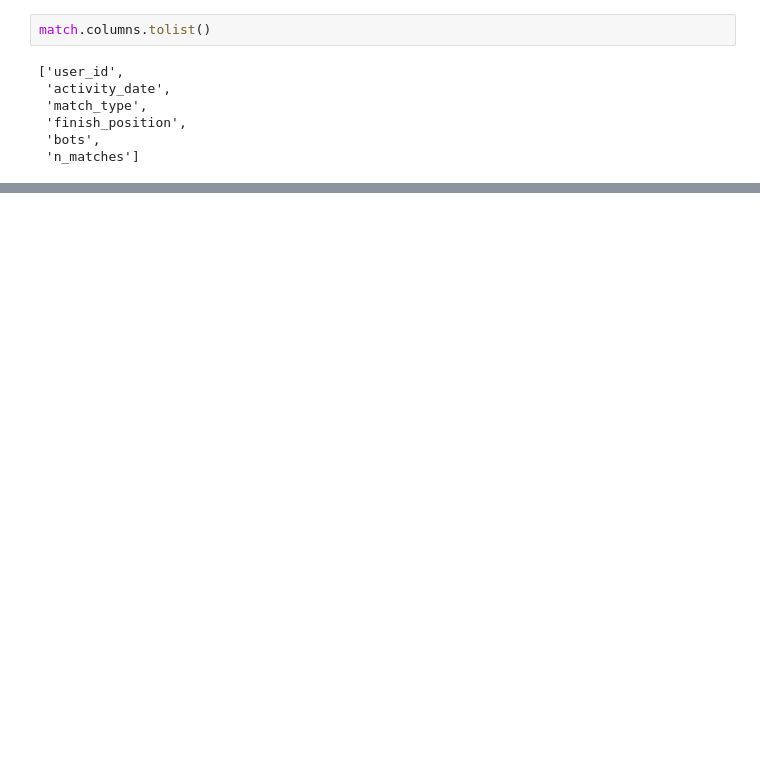
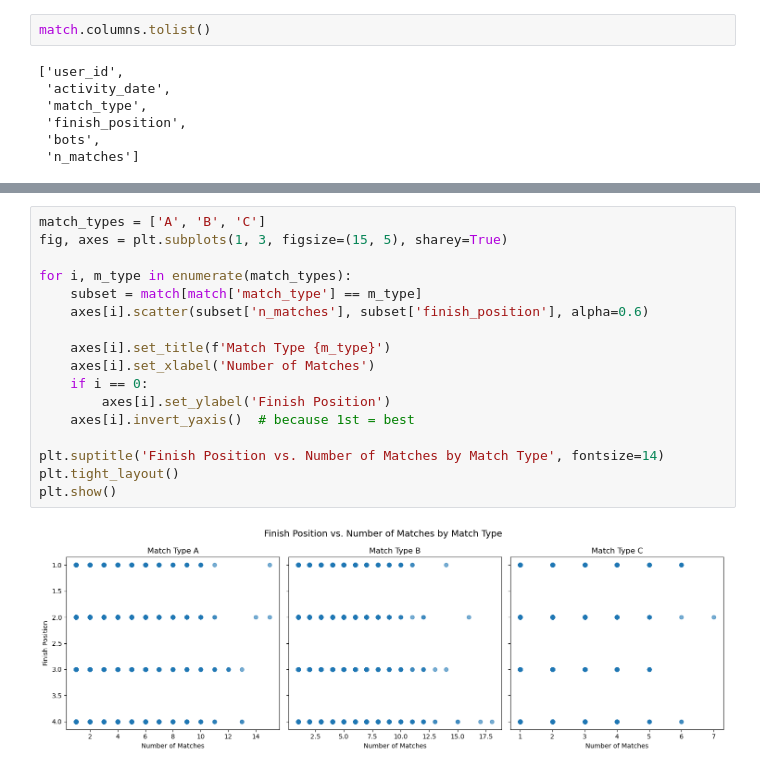
Before and after one commit to duongphan1610/Mini-Clip-Challenge, a Jupyter notebook: minigame_analysis.ipynb, the cells around one changed output, grey strips where cells are left out. Cells and saved outputs as stored; diff of their text form; blank space fills up the shorter version.

```diff
--- a/minigame_analysis.ipynb
+++ b/minigame_analysis.ipynb
@@ -596,0 +610,19 @@ inapp
+# %%
+match_types = ['A', 'B', 'C']
+fig, axes = plt.subplots(1, 3, figsize=(15, 5), sharey=True)
+
+for i, m_type in enumerate(match_types):
+    subset = match[match['match_type'] == m_type]
+    axes[i].scatter(subset['n_matches'], subset['finish_position'], alpha=0.6)
+
+    axes[i].set_title(f'Match Type {m_type}')
+    axes[i].set_xlabel('Number of Matches')
+    if i == 0:
+        axes[i].set_ylabel('Finish Position')
+    axes[i].invert_yaxis()  # because 1st = best
+
+plt.suptitle('Finish Position vs. Number of Matches by Match Type', fontsize=14)
+plt.tight_layout()
+plt.show()
+# %% [output]
+[figure, added]
```
Also changed, not shown: parts of 7 cells of this notebook.
